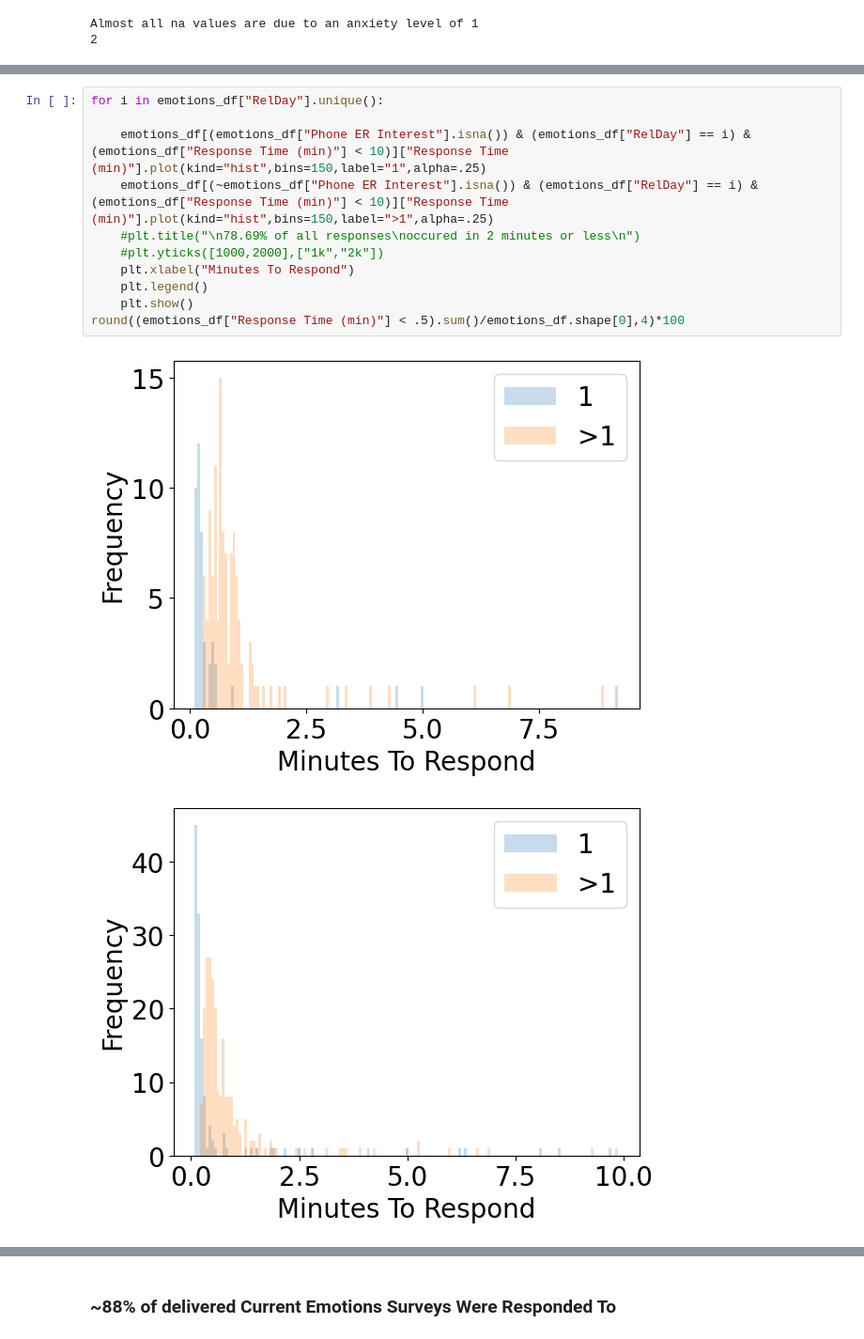
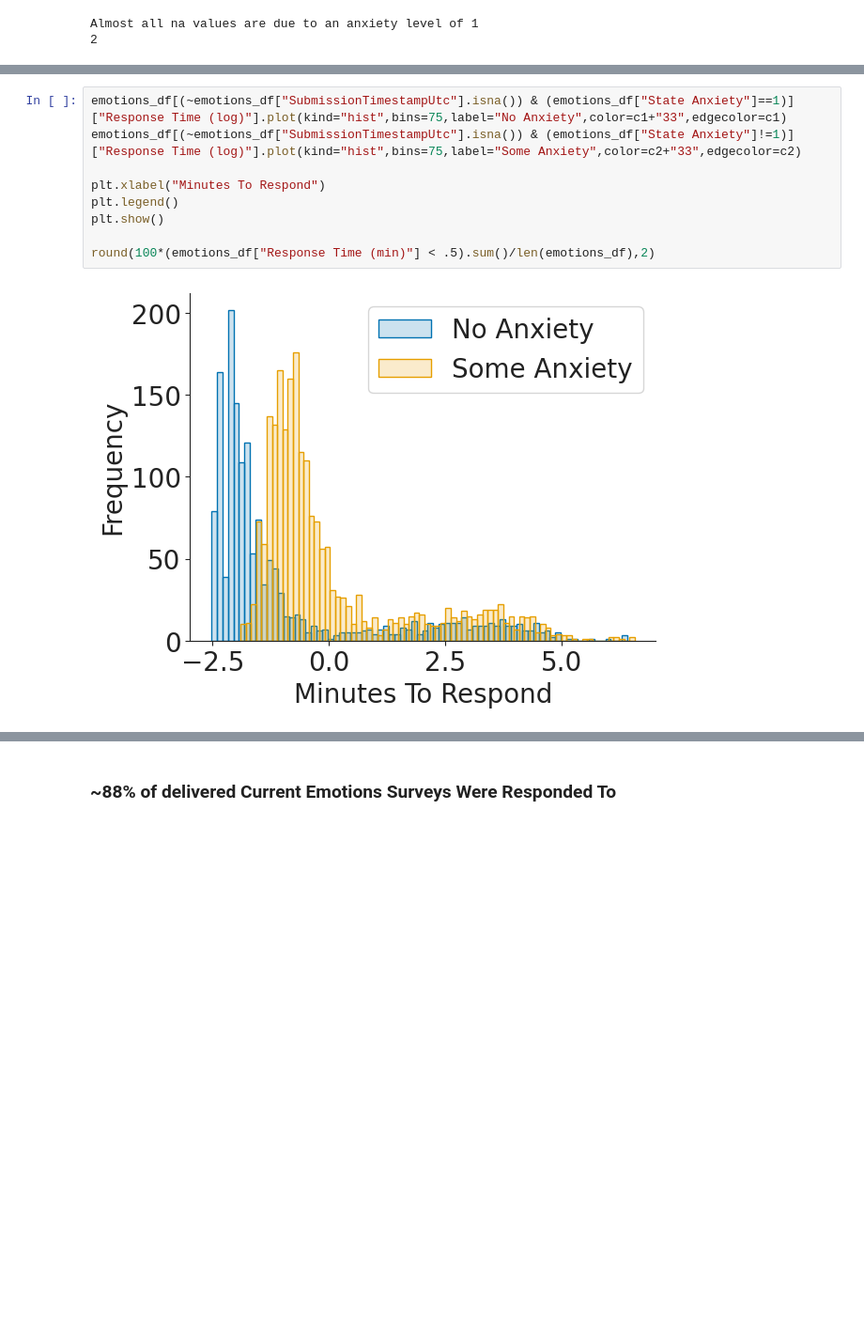
Before and after one commit to mrucker/diss, a Jupyter notebook: sapiens/notebooks/exploratory.ipynb, the cells around one changed output, grey strips where cells are left out. Shown: that part at 94% size. Drawn from its saved outputs; the diff is of its cells as text; blank space fills up the shorter version.

```diff
--- a/sapiens/notebooks/exploratory.ipynb
+++ b/sapiens/notebooks/exploratory.ipynb
@@ -120,14 +203,11 @@ array([0.81, 2.87])
 # %%
-for i in emotions_df["RelDay"].unique():
+emotions_df[(~emotions_df["SubmissionTimestampUtc"].isna()) & (emotions_df["State Anxiety"]==1)]["Response Time (log)"].plot(kind="hist",bins=75,label="No Anxiety",color=c1+"33",edgecolor=c1)
+emotions_df[(~emotions_df["SubmissionTimestampUtc"].isna()) & (emotions_df["State Anxiety"]!=1)]["Response Time (log)"].plot(kind="hist",bins=75,label="Some Anxiety",color=c2+"33",edgecolor=c2)
 
-    emotions_df[(emotions_df["Phone ER Interest"].isna()) & (emotions_df["RelDay"] == i) & (emotions_df["Response Time (min)"] < 10)]["Response Time (min)"].plot(kind="hist",bins=150,label="1",alpha=.25)
-    emotions_df[(~emotions_df["Phone ER Interest"].isna()) & (emotions_df["RelDay"] == i) & (emotions_df["Response Time (min)"] < 10)]["Response Time (min)"].plot(kind="hist",bins=150,label=">1",alpha=.25)
-    #plt.title("\n78.69% of all responses\noccured in 2 minutes or less\n")
-    #plt.yticks([1000,2000],["1k","2k"])
-    plt.xlabel("Minutes To Respond")
-    plt.legend()
-    plt.show()
-round((emotions_df["Response Time (min)"] < .5).sum()/emotions_df.shape[0],4)*100
+plt.xlabel("Minutes To Respond")
+plt.legend()
+plt.show()
+
+round(100*(emotions_df["Response Time (min)"] < .5).sum()/len(emotions_df),2)
 # %% [output]
-[figure, old version]
+[figure, new version]
-[figure, removed]
```
Also changed, not shown: parts of 42 cells of this notebook, 2 other files.
